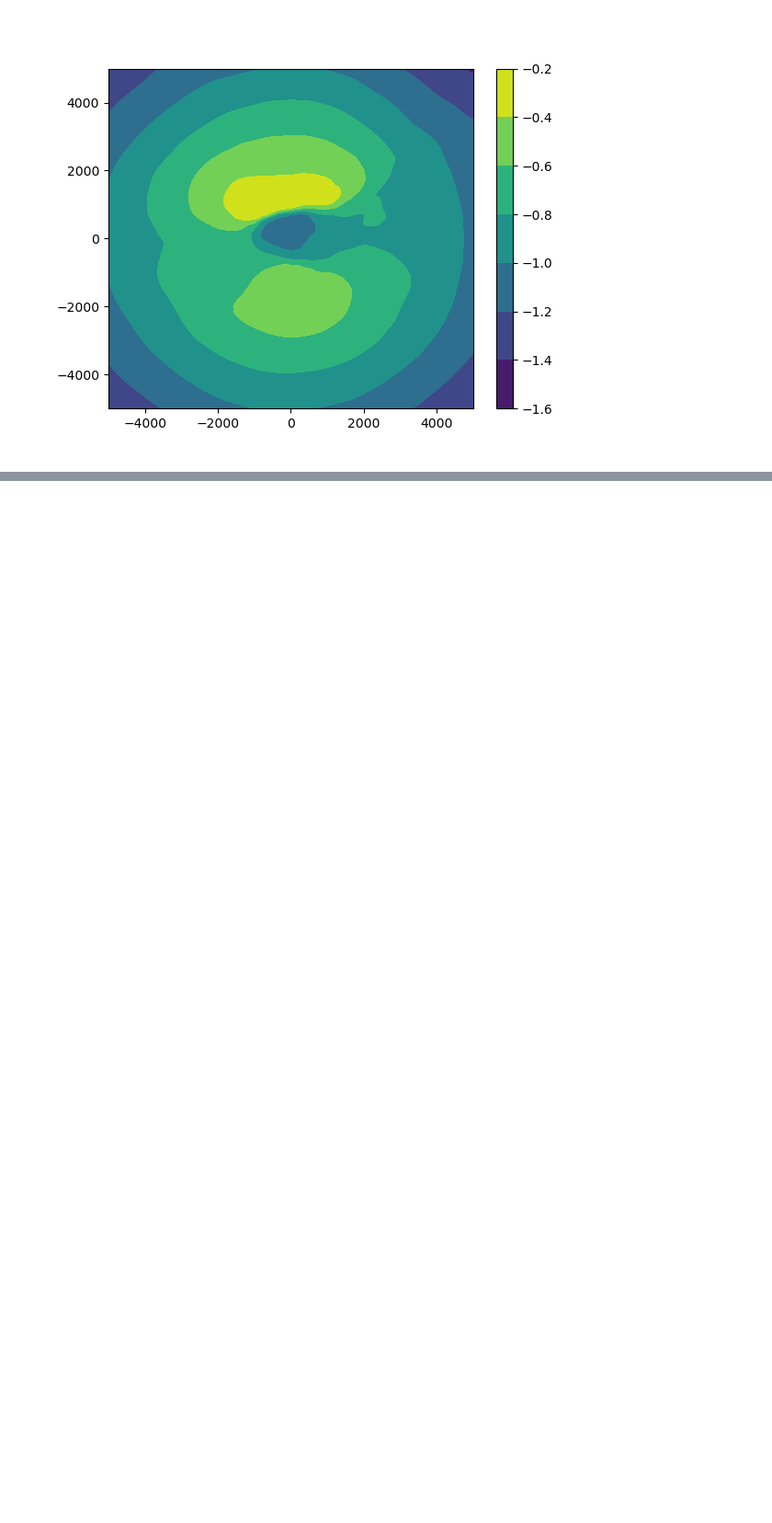
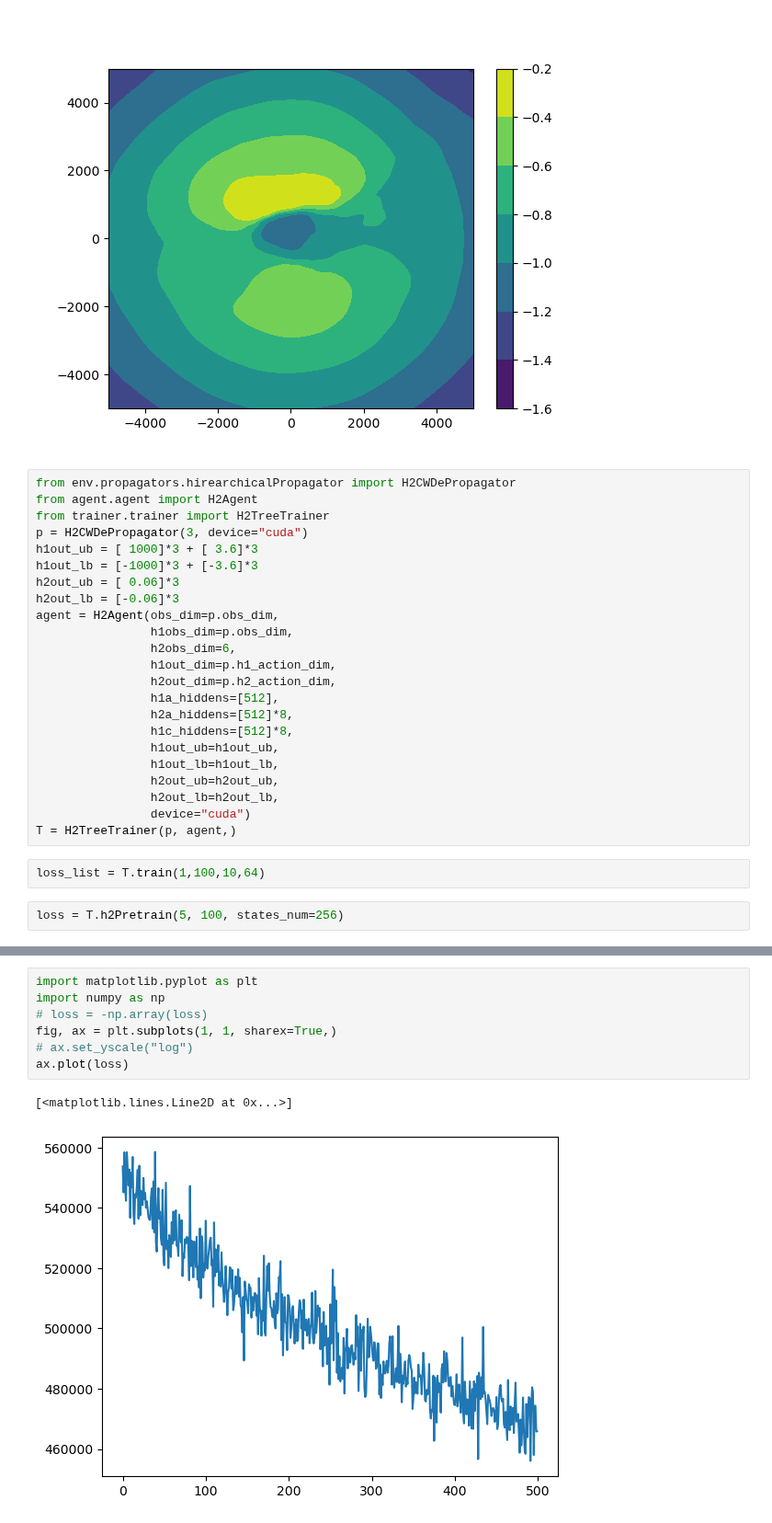
Before and after one commit to liziyao99/multi-debris-avoidance, a Jupyter notebook: quickStart.ipynb, the cells around one changed output, grey strips where cells are left out. Shown at 92% size. Saved outputs shown, nothing was run; the diff lists cells and outputs as text; blank space fills up the shorter version.

```diff
--- a/quickStart.ipynb
+++ b/quickStart.ipynb
@@ -115,3 +120,30 @@ target = target.detach().cpu().numpy().flatten()
 _ = plt.scatter(target[axis[0]], target[axis[1]], c="r") # planner's output
 # %% [output]
 [figure]
+# %%
+from env.propagators.hirearchicalPropagator import H2CWDePropagator
+from agent.agent import H2Agent
+from trainer.trainer import H2TreeTrainer
+p = H2CWDePropagator(3, device="cuda")
+h1out_ub = [ 1000]*3 + [ 3.6]*3
+h1out_lb = [-1000]*3 + [-3.6]*3
+h2out_ub = [ 0.06]*3
+h2out_lb = [-0.06]*3
+agent = H2Agent(obs_dim=p.obs_dim,
+                h1obs_dim=p.obs_dim,
+                h2obs_dim=6,
+                h1out_dim=p.h1_action_dim,
+                h2out_dim=p.h2_action_dim,
+                h1a_hiddens=[512],
+                h2a_hiddens=[512]*8,
+                h1c_hiddens=[512]*8,
+                h1out_ub=h1out_ub,
+                h1out_lb=h1out_lb,
+                h2out_ub=h2out_ub,
+                h2out_lb=h2out_lb,
+                device="cuda")
+T = H2TreeTrainer(p, agent,)
+# %%
+loss_list = T.train(1,100,10,64)
+# %%
+loss = T.h2Pretrain(5, 100, states_num=256)
@@ -117,0 +154,10 @@ _ = plt.scatter(target[axis[0]], target[axis[1]], c="r") # planner's output
+# %%
+import matplotlib.pyplot as plt
+import numpy as np
+# loss = -np.array(loss)
+fig, ax = plt.subplots(1, 1, sharex=True,)
+# ax.set_yscale("log")
+ax.plot(loss)
+# %% [output]
+[<matplotlib.lines.Line2D at 0x...>]
+[figure, added]
```
Also changed, not shown: parts of 5 cells of this notebook, 13 other files.
